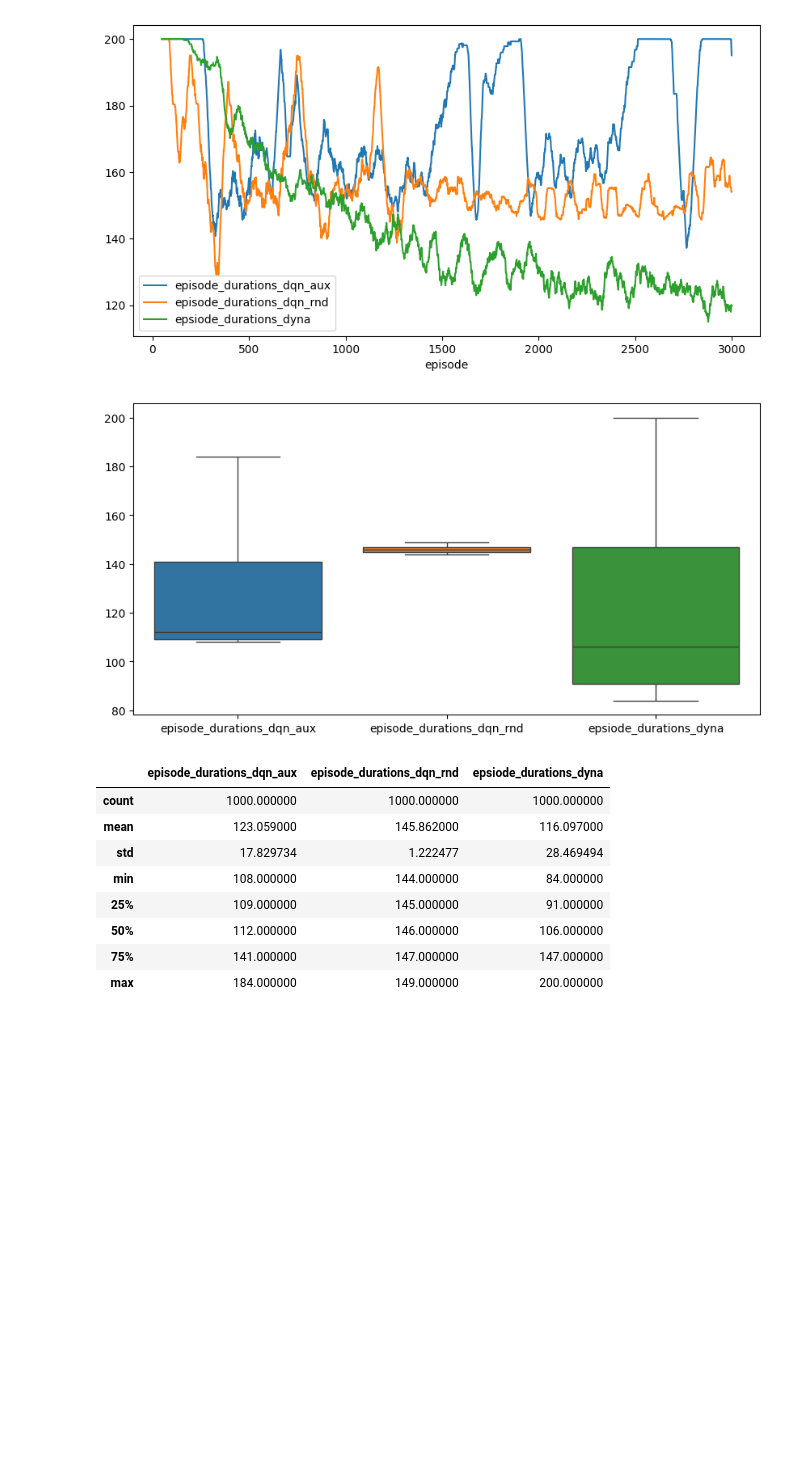
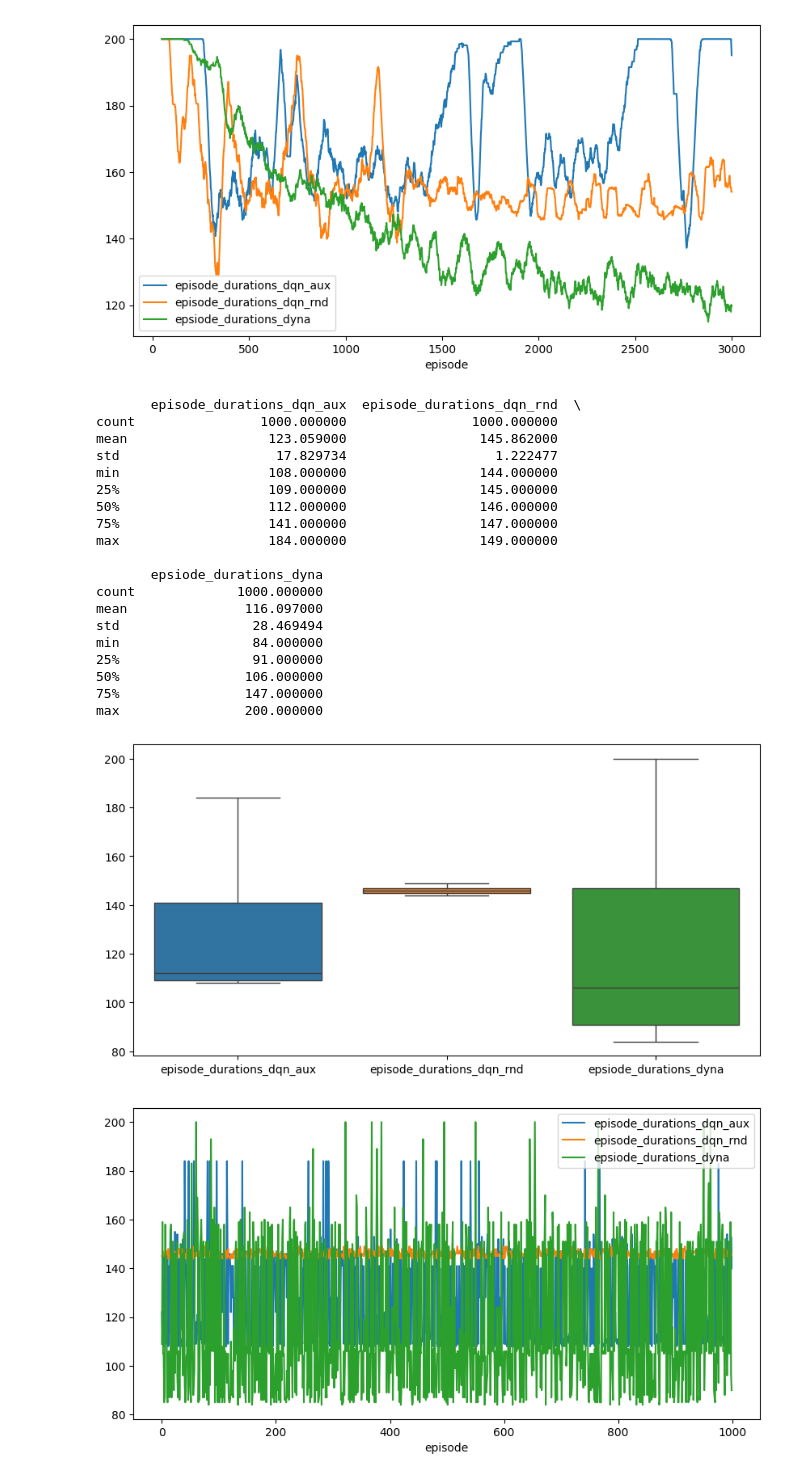
Before and after one commit to phellich/ann_project, a Jupyter notebook: model_comparaison.ipynb, the cells around one changed output. Saved outputs shown, nothing was run; the diff lists cells and outputs as text; code cells hidden in the pictures; blank space fills up the shorter version.

```diff
--- a/model_comparaison.ipynb
+++ b/model_comparaison.ipynb
@@ -28,20 +28,34 @@ dqn_traing_df.rolling(window=50).mean().plot(figsize=(10, 5))
 # %%
 from scipy.__config__ import show
 
+print(dqn_testing_df.describe())
 
 fig, ax = plt.subplots(figsize=(10, 5))
 sns.boxplot(data=dqn_testing_df, showfliers=False, ax=ax)
 plt.show()
 
-dqn_testing_df.describe()
+fig, ax = plt.subplots(figsize=(10, 5))
+dqn_testing_df.rolling(window=1).mean().plot(ax=ax)
+plt.show()
 # %% [output]
+       episode_durations_dqn_aux  episode_durations_dqn_rnd  \
+count                1000.000000                1000.000000
+mean                  123.059000                 145.862000
+std                    17.829734                   1.222477
+min                   108.000000                 144.000000
+25%                   109.000000                 145.000000
+50%                   112.000000                 146.000000
+75%                   141.000000                 147.000000
+max                   184.000000                 149.000000
+
+       epsiode_durations_dyna
+count             1000.000000
+mean               116.097000
+std                 28.469494
+min                 84.000000
+25%                 91.000000
+50%                106.000000
+75%                147.000000
+max                200.000000
 [figure]
-|  | episode_durations_dqn_aux | episode_durations_dqn_rnd | epsiode_durations_dyna |
-| count | 1000.000000 | 1000.000000 | 1000.000000 |
-| mean | 123.059000 | 145.862000 | 116.097000 |
-| std | 17.829734 | 1.222477 | 28.469494 |
-| min | 108.000000 | 144.000000 | 84.000000 |
-| 25% | 109.000000 | 145.000000 | 91.000000 |
-| 50% | 112.000000 | 146.000000 | 106.000000 |
-| 75% | 141.000000 | 147.000000 | 147.000000 |
-| max | 184.000000 | 149.000000 | 200.000000 |
+[figure, added]
```
